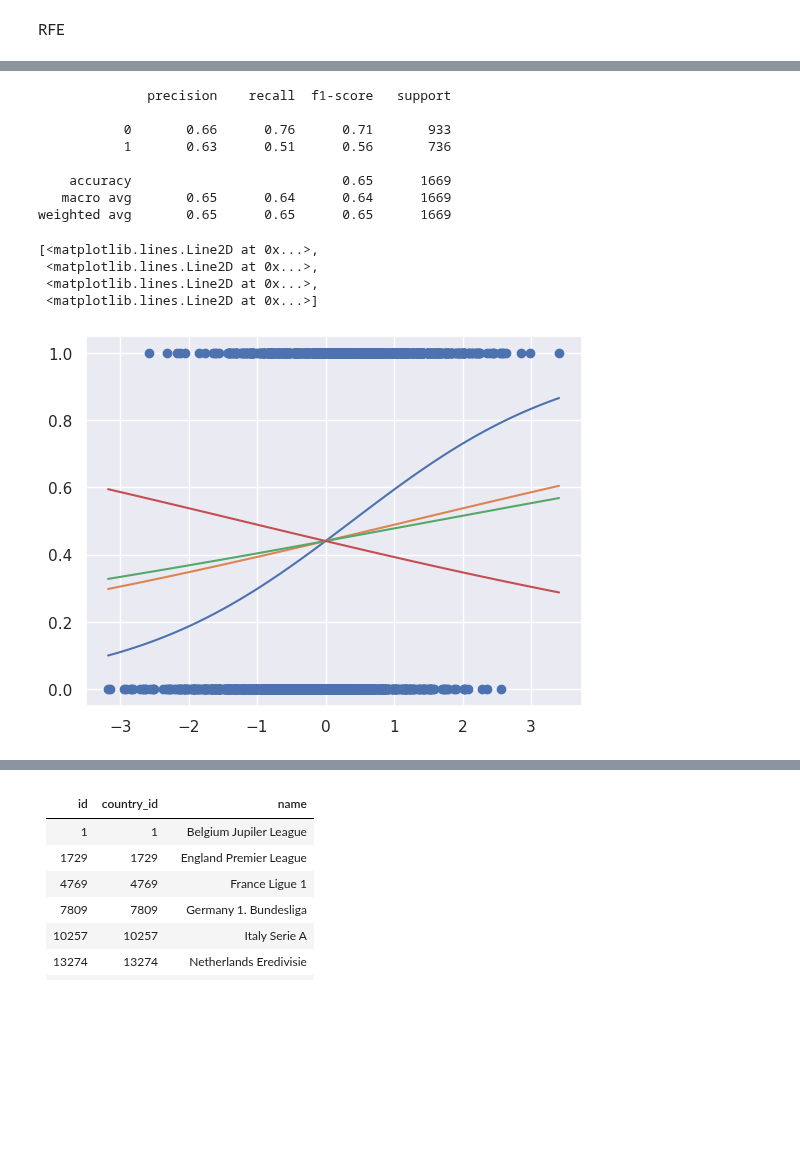
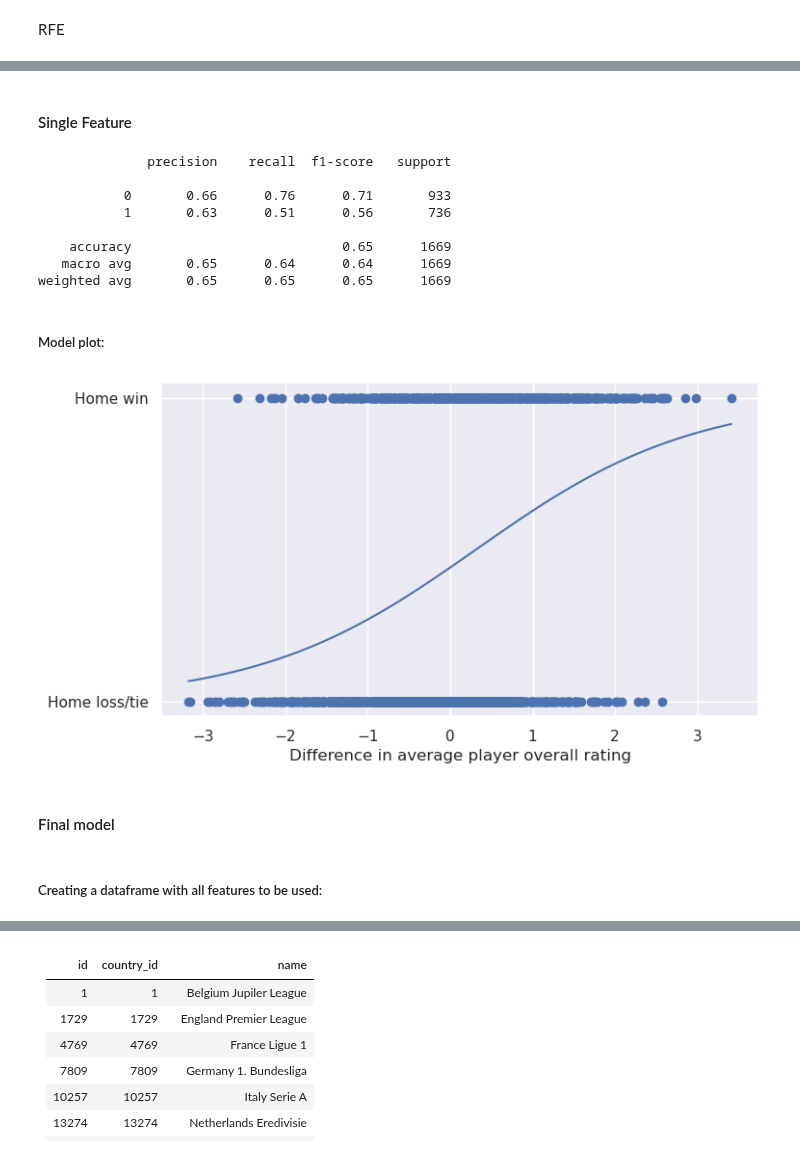
Before and after one commit to gediminas-skvarnavicius/football-db-analysis, a Jupyter notebook: analysis.ipynb, the cells around one changed output, grey strips where cells are left out. Drawn from its saved outputs; the diff is of its cells as text; code cells hidden in the pictures; blank space fills up the shorter version.

```diff
--- a/analysis.ipynb
+++ b/analysis.ipynb
@@ -983,6 +990,13 @@ home_win_team_features_dif = match_win_df_team.drop(columns=cols_to_drop)
 home_win_team_features_dif = (
     home_win_team_features_dif[team_numeric_cols].values
     - home_win_team_features_dif[[col + "_away" for col in team_numeric_cols]].values
+)
+
+team_feat_names = [i + "_diff" for i in team_numeric_cols]
+home_win_team_features_dif = pd.DataFrame(
+    home_win_team_features_dif,
+    columns=team_feat_names,
+    index=home_win_target_team.index,
 )
 
 # Split the data into training and test sets
@@ -1371,10 +1380,12 @@ Single Feature
+# %% [markdown]
+#### Single Feature
 # %%
-home_win_target = match_win_players["home_team_win"]
-home_win_player_features = match_win_players['overall_rating_avg_diff']
-
 # Splitting the data into training and test sets
 X_train, X_test, y_train, y_test = train_test_split(
-    home_win_player_features, home_win_target, test_size=0.33, random_state=1
+    home_win_features_playerdif["overall_rating_avg_diff"],
+    home_win_target_playerdif,
+    test_size=0.33,
+    random_state=1,
 )
 
 # Scaling the data
@@ -1382,15 +1393,15 @@ player_feat_scaler = StandardScaler()
 X_train = player_feat_scaler.fit_transform(X_train.values.reshape(-1, 1))
 X_test = player_feat_scaler.fit_transform(X_test.values.reshape(-1, 1))
 
-# Fit the logistic regression model
-logreg_overal_rating = LogisticRegression()
-logreg_overal_rating.fit(X_train, y_train)
+# Fit
+logreg_model_overall_rat = sm.Logit(y_train, sm.add_constant(X_train))
+result_player_overall_rat = logreg_model_overall_rat.fit(disp=0)
 
 # Predict using the trained model with selected features
-predictions_overal_rating = logreg_overal_rating.predict(X_test)
+predictions_overall_rat = result_player_overall_rat.predict(sm.add_constant(X_test))
 
 # Print the predicted probabilities
-print(classification_report(y_test, predictions_overal_rating.round()))
+print(classification_report(y_test, predictions_overall_rat.round()))
 # %% [output]
               precision    recall  f1-score   support
 
@@ -1400,21 +1411,23 @@ print(classification_report(y_test, predictions_overal_rating.round()))
     accuracy                           0.65      1669
    macro avg       0.65      0.64      0.64      1669
 weighted avg       0.65      0.65      0.65      1669
+# %% [markdown]
+##### Model plot:
 # %%
+fig_player_log,ax_player_log=plt.subplots(figsize=(base_fig_width,base_fig_height))
+x_values = np.linspace(min(X_test), max(X_test), 100)
+# Calculate corresponding y-values using logistic function
+y_values = 1 / (1 + np.exp(-(result_player_overall_rat.params[1] * x_values + result_player_overall_rat.params[0])))
 
-x_values = np.linspace(min(X_test), max(X_test), 100)
-
-# Calculate corresponding y-values using logistic function
-y_values = 1 / (1 + np.exp(-(logreg_model_rfe.coef_ * x_values + logreg_model_rfe.intercept_)))
-
-# Plot scatter plot
-plt.scatter(X_test, y_test)
-
-# Plot the fitted line
-plt.plot(x_values, y_values)
+ax_player_log.scatter(X_test, y_test)
+ax_player_log.plot(x_values, y_values)
+disf.axis_titles(ax_player_log, 'Difference in average player overall rating')
+ax_player_log.set_yticks((0,1))
+ax_player_log.set_yticklabels(('Home loss/tie','Home win'))
+plt.show()
 # %% [output]
-[<matplotlib.lines.Line2D at 0x...>,
- <matplotlib.lines.Line2D at 0x...>,
- <matplotlib.lines.Line2D at 0x...>,
- <matplotlib.lines.Line2D at 0x...>]
-[figure, old version]
+[figure, new version]
+# %% [markdown]
+#### Final model
+# %% [markdown]
+##### Creating a dataframe with all features to be used:
```
Also changed, not shown: parts of 26 cells of this notebook.
